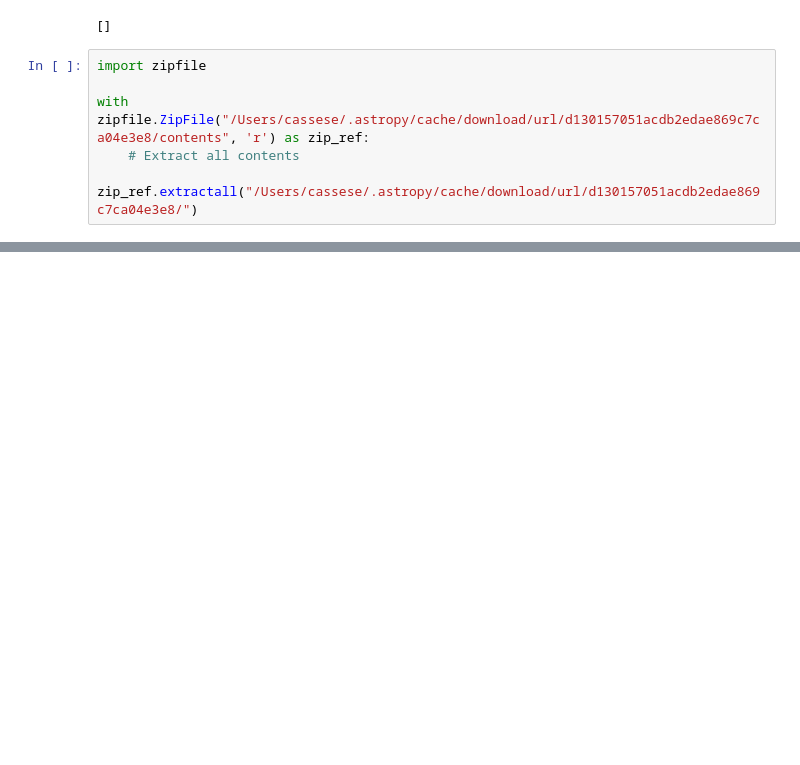
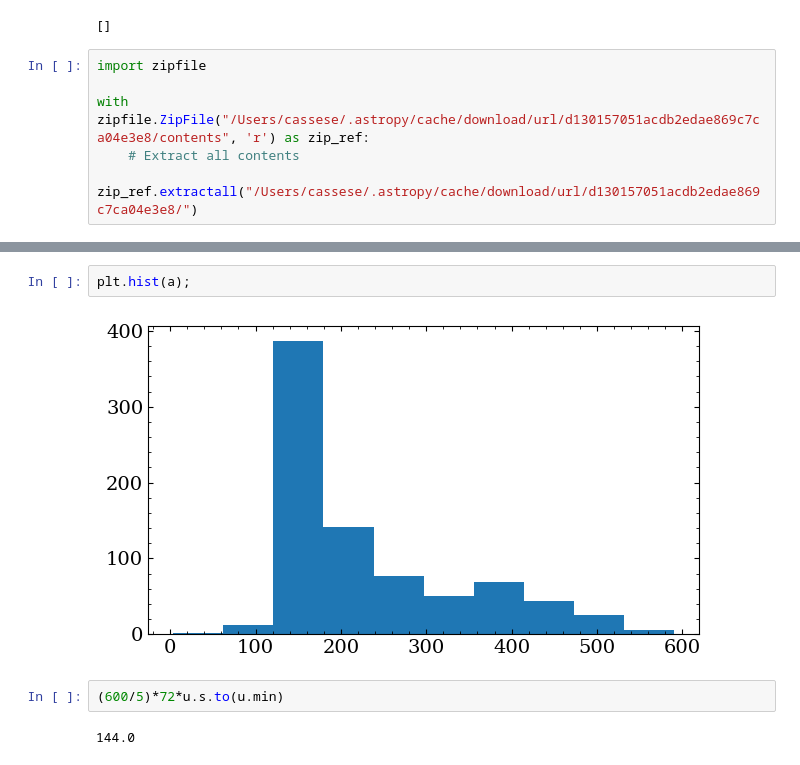
Before and after one commit to ben-cassese/jorbit, a Jupyter notebook: scratch.ipynb, the cells around one changed output, grey strips where cells are left out. Saved outputs shown, nothing was run; the diff lists cells and outputs as text; blank space fills up the shorter version.

```diff
--- a/scratch.ipynb
+++ b/scratch.ipynb
@@ -549,0 +1035,8 @@ array([[[ 1.58360481e-08,  1.58330398e-08,  1.19038968e-09, ...,
+# %%
+plt.hist(a);
+# %% [output]
+[figure, added]
+# %%
+(600/5)*72*u.s.to(u.min)
+# %% [output]
+144.0
```
Also changed, not shown: parts of 14 cells of this notebook, 4 other files.
